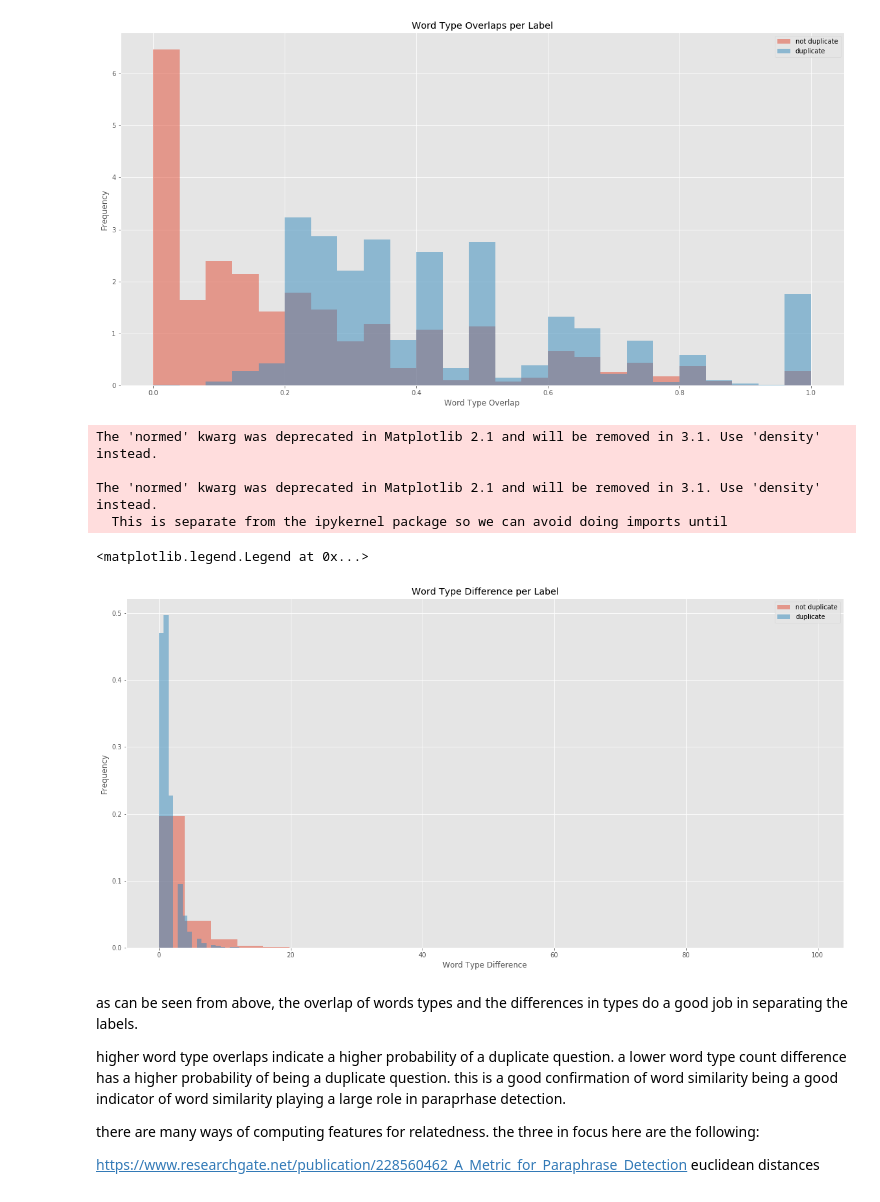
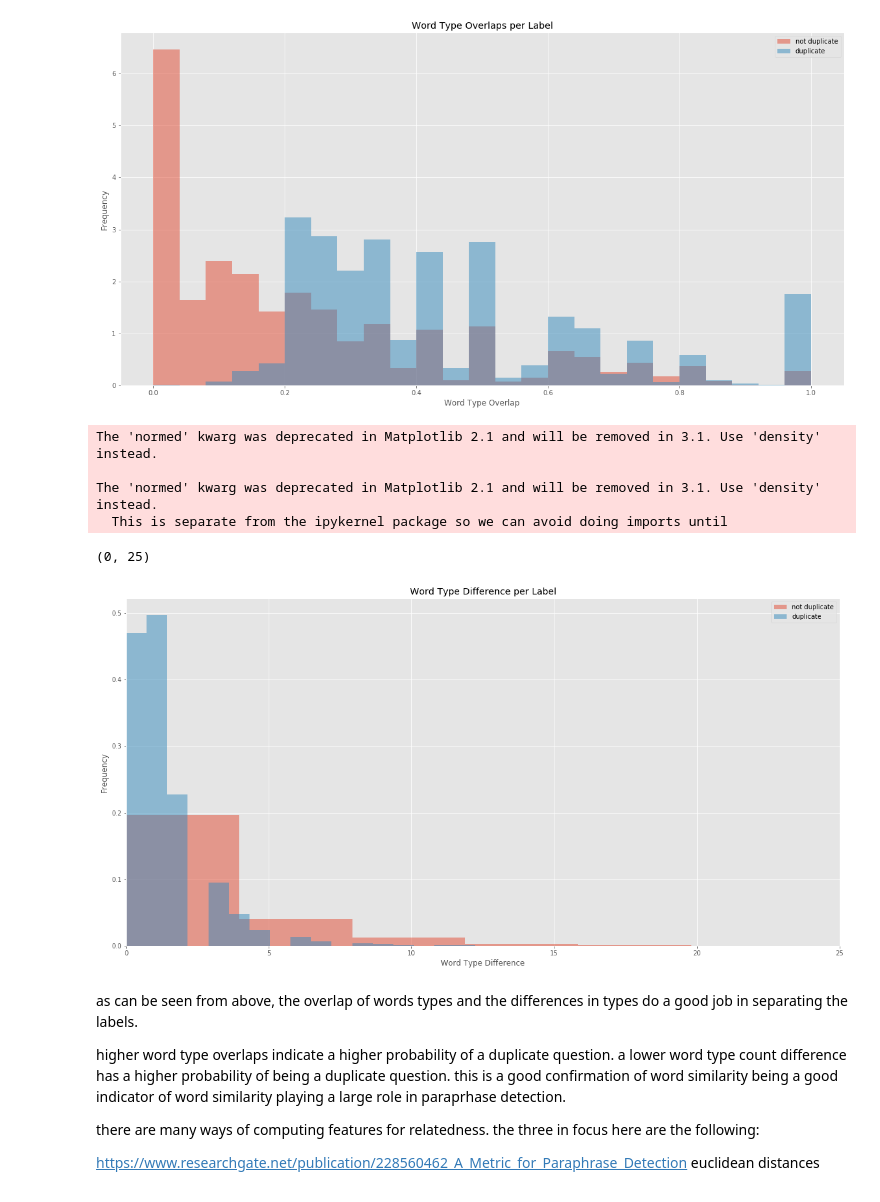
Before and after one commit to swechhasingh/qqp-nlp-project, a Jupyter notebook: quora_exploration.ipynb, the cells around one changed output. Saved outputs shown, nothing was run; the diff lists cells and outputs as text; code cells hidden in the pictures.

Commit message:
better plot scaling.

```diff
--- a/quora_exploration.ipynb
+++ b/quora_exploration.ipynb
@@ -208,18 +208,20 @@ The 'normed' kwarg was deprecated in Matplotlib 2.1 and will be removed in 3.1.
 # %%
 plt.figure()
 plt.hist(word_diffs[train_df.loc[X_train.index]['is_duplicate'] == 0], bins=25, normed=True, label='not duplicate', alpha=.5)
 plt.hist(word_diffs[train_df.loc[X_train.index]['is_duplicate'] == 1], bins=25, normed=True, label='duplicate', alpha=.5)
 plt.title('Word Type Difference per Label')
 plt.xlabel('Word Type Difference')
 plt.ylabel('Frequency')
 plt.legend()
+
+plt.xlim(0, 25)
 # %% [output]
 The 'normed' kwarg was deprecated in Matplotlib 2.1 and will be removed in 3.1. Use 'density' instead.
 
 The 'normed' kwarg was deprecated in Matplotlib 2.1 and will be removed in 3.1. Use 'density' instead.
   This is separate from the ipykernel package so we can avoid doing imports until
-<matplotlib.legend.Legend at 0x...>
+(0, 25)
-[figure, old version]
+[figure, new version]
 # %% [markdown]
 as can be seen from above, the overlap of words types and the differences in types do a good job in separating the labels.
 
```
